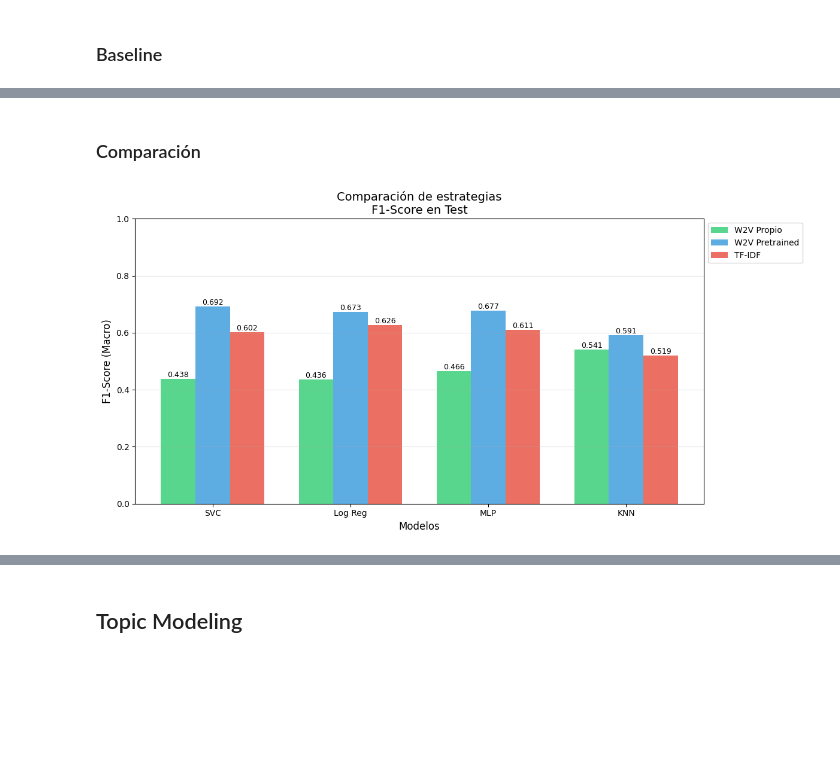
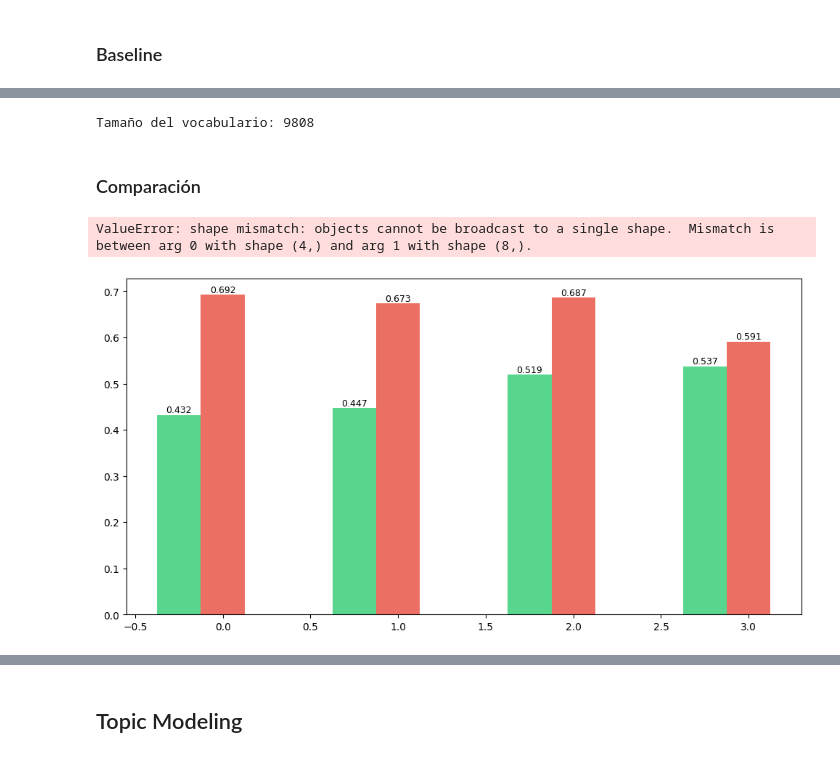
Before and after one commit to gmauricio-toledo/NLP-LCC, a Jupyter notebook: Notebooks/07-WordEmbeddings.ipynb, the cells around one changed output, grey strips where cells are left out. Drawn from its saved outputs; the diff is of its cells as text; code cells hidden in the pictures; blank space fills up the shorter version.

```diff
--- a/Notebooks/07-WordEmbeddings.ipynb
+++ b/Notebooks/07-WordEmbeddings.ipynb
@@ -296,7 +265,7 @@ Dividimos en train/test
 # %%
 from sklearn.model_selection import train_test_split
 
-X_train_raw, X_test_raw, y_train, y_test = train_test_split(yt_df['Comment'].values, y,
+X_train_raw, X_test_raw, y_train, y_test = train_test_split(docs, y,
                                                             test_size=0.25,
                                                             stratify=y, # IMPORTANTE
                                                             random_state=642)
@@ -582,0 +571,32 @@ for name, model in zip(model_names,models):
+# %%
+from gensim.models.doc2vec import Doc2Vec, TaggedDocument
+
+train_tagged = [
+    TaggedDocument(words=doc, tags=[f"TRAIN_{i}"])
+    for i, doc in enumerate(train_tokenized_docs)
+]
+# %%
+d2v_model = Doc2Vec(
+    vector_size=100,   # dimensión de los vectores de documento
+    window=5,          # tamaño de la ventana de contexto
+    min_count=3,       # ignorar palabras con frecuencia < 3
+    workers=4,         # hilos de entrenamiento
+    epochs=20,         # épocas de entrenamiento
+    dm=1,              # 1 = PV-DM (distributed memory)
+                       # 0 = PV-DBOW (distributed bag of words)
+    seed=2026
+)
+
+# El vocabulario se construye sobre los documentos de entrenamiento
+d2v_model.build_vocab(train_tagged)
+
+print(f"Tamaño del vocabulario: {len(d2v_model.wv.index_to_key)}")
+
+# Entrenamos el modelo
+d2v_model.train(
+    train_tagged,                          # documentos de entrenamiento
+    total_examples=d2v_model.corpus_count, # total de docs, para calcular el learning rate decay
+    epochs=d2v_model.epochs                # número de épocas definido al crear el modelo (20)
+)
+# %% [output]
+Tamaño del vocabulario: 9808
@@ -583,3 +617,32 @@ for name, model in zip(model_names,models):
+# %%
+from sklearn.svm import SVC
+from sklearn.linear_model import LogisticRegression
+from sklearn.ensemble import RandomForestClassifier
+from sklearn.neural_network import MLPClassifier
+from sklearn.neighbors import KNeighborsClassifier
+from sklearn.metrics import f1_score
+
+models = [SVC(),
+          LogisticRegression(),
+          MLPClassifier(hidden_layer_sizes=(50)),
+          KNeighborsClassifier(metric='cosine')
+        ]
+
+model_names = ['SVC','LR','MLP','KNN']
+f1_scores_4 = []
+times_4 = []
+
+print("Doc2Vec")
+for name, model in zip(model_names,models):
+    start = time.time()
+    model.fit(train_doc_vectors_d2v, y_train)
+    train_predictions = model.predict(train_doc_vectors_d2v)
+    test_predictions = model.predict(test_doc_vectors_d2v)
+    times_4.append(time.time()-start)
+    train_f1 = f1_score(y_train,train_predictions,average='macro')
+    test_f1 = f1_score(y_test,test_predictions,average='macro')
+    print(f"{name}:\n\tTrain: {round(train_f1,3)}\n\tTest: {round(test_f1,3)}")
+    f1_scores_3.append((train_f1,test_f1))
 # %% [markdown]
 ### Comparación
 # %%
@@ -587,43 +650,45 @@ import matplotlib.pyplot as plt
 import numpy as np
 
 model_names = ['SVC', 'Log Reg', 'MLP', 'KNN']
-approaches = ['W2V Propio', 'W2V Pretrained', 'TF-IDF']
-colors = ['#2ecc71', '#3498db', '#e74c3c']  # Verde, Azul, Rojo
+approaches = ['W2V Propio', 'W2V Pretrained', 'TF-IDF', 'D2V']
+colors = ['#2ecc71', '#e74c3c', '#3498db', '#f39c12']  # Verde, Rojo, Azul, Naranja
 
 # Extraer solo scores de test para cada approach
 scores_test = [
     [score[1] for score in f1_scores_1],  # Test scores w2v propio
     [score[1] for score in f1_scores_2],  # Test scores w2v pretrained
-    [score[1] for score in f1_scores_3]   # Test scores tfidf
+    [score[1] for score in f1_scores_3],   # Test scores tfidf
+    [score[1] for score in f1_scores_4]   # Test scores d2v
 ]
 
 # Configurar el gráfico
 x = np.arange(len(model_names))
 width = 0.25
 
 fig, ax = plt.subplots(figsize=(12, 6))
 
 # Crear barras para cada approach
 for i, (approach, scores) in enumerate(zip(approaches, scores_test)):
     offset = (i - 1) * width  # Centrar las barras: -width, 0, +width
     bars = ax.bar(x + offset, scores, width, label=approach, color=colors[i], alpha=0.8)
 
     # Añadir valores en las barras
     for bar, score in zip(bars, scores):
         height = bar.get_height()
         ax.text(bar.get_x() + bar.get_width()/2., height,
                 f'{score:.3f}', ha='center', va='bottom', fontsize=9)
 
 ax.set_xlabel('Modelos', fontsize=12)
 ax.set_ylabel('F1-Score (Macro)', fontsize=12)
 ax.set_title('Comparación de estrategias\nF1-Score en Test', fontsize=14)
 ax.set_xticks(x)
 ax.set_xticklabels(model_names)
 ax.legend(loc='upper left', bbox_to_anchor=(1, 1))
 ax.set_ylim([0, 1])
 ax.grid(True, axis='y', alpha=0.3)
 
 plt.tight_layout()
 plt.show()
 # %% [output]
+ValueError: shape mismatch: objects cannot be broadcast to a single shape.  Mismatch is between arg 0 with shape (4,) and arg 1 with shape (8,).
-[figure, old version]
+[figure, new version]
```
Also changed, not shown: parts of 22 cells of this notebook.
